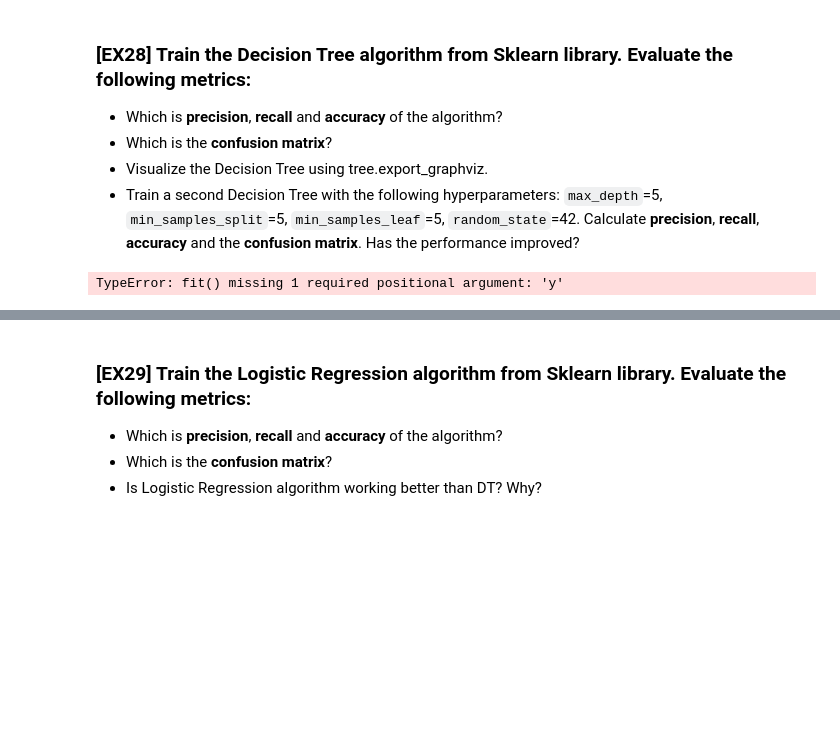
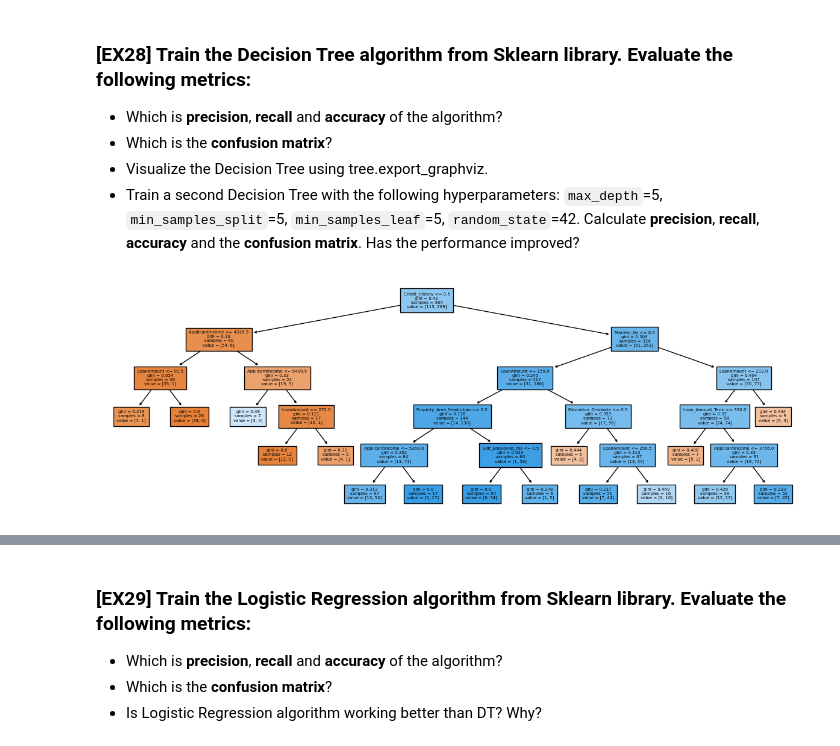
Before and after one commit to WdnLiu/ML2023, a Jupyter notebook: ML2023-main/Project_students/P5_students.ipynb, the cells around one changed output, grey strips where cells are left out. Saved outputs shown, nothing was run; the diff lists cells and outputs as text; code cells hidden in the pictures; blank space fills up the shorter version.

```diff
--- a/ML2023-main/Project_students/P5_students.ipynb
+++ b/ML2023-main/Project_students/P5_students.ipynb
@@ -1078,6 +1078,7 @@ El mejor podemos observar como es K=2. Con este obtenemos el mayor valor de silu
 # %% [markdown]
 ### **[EX26]** Convert categorical columns to numerical using one-hot encoding and drop `Loan_ID`column. You should obtain something similar to:
 # %%
-customer_dt_encoded = pd.get_dummies(customer_dt, columns=['Married', 'Gender', 'Loan_Status', 'Dependents', 'Education', 'Self_Employed'], dtype=np.uint8)
-customer_dt_encoded.drop(columns=['Loan_ID'])
-# print(encoded_data)
+customer_dt_encoded = pd.get_dummies(customer_dt, columns=['Married', 'Gender', 'Property_Area', 'Dependents', 'Education', 'Self_Employed'], dtype=np.uint8)
+# customer_dt_encoded.drop(columns=['Loan_ID'])
+del customer_dt_encoded['Loan_ID']
+# print(customer_dt_encoded)
@@ -1127,8 +1114,28 @@ customer_dt_encoded_tr, customer_dt_encoded_val = train_test_split(customer_dt_e
 - Which is the **confusion matrix**?
 - Visualize the Decision Tree using tree.export_graphviz.
 - Train a second Decision Tree with the following hyperparameters: `max_depth`=5, `min_samples_split`=5, `min_samples_leaf`=5, `random_state`=42. Calculate **precision**, **recall**, **accuracy** and the **confusion matrix**. Has the performance improved?
-# %%
-dt = DecisionTreeClassifier(max_depth=5, min_samples_split=5 ,min_samples_leaf=5, random_state=42)
-dt.fit(customer_dt_encoded_tr)
-# %% [output]
-TypeError: fit() missing 1 required positional argument: 'y'
+# %%
+dt = DecisionTreeClassifier(max_depth=5, min_samples_split=5 ,min_samples_leaf=5, random_state=42)
+customer_dt_encoded_tr_X = customer_dt_encoded_tr.loc[:, customer_dt_encoded_tr.columns != 'Loan_Status']; customer_dt_encoded_val_X = customer_dt_encoded_val.loc[:, customer_dt_encoded_tr.columns != 'Loan_Status']
+customer_dt_encoded_tr_y = customer_dt_encoded_tr['Loan_Status']; customer_dt_encoded_val_y = customer_dt_encoded_val['Loan_Status']
+#customer_dt_encoded_tr_y = np.array(customer_dt_encoded_tr_y); customer_dt_encoded_val_y = np.array(customer_dt_encoded_val_y)
+#customer_dt_encoded_tr_y = np.where(customer_dt_encoded_tr_y == 'Y', 1, 0); customer_dt_encoded_tr_y = np.where(customer_dt_encoded_tr_y == 'Y', 1, 0)
+#customer_dt_encoded_tr_y = pd.DataFrame(customer_dt_encoded_tr_y, columns = ['Loan_Status']);
+# print(customer_dt_encoded_tr_X)
+# customer_dt_encoded_tr_y.info()
+# print("-------------------")
+# print(customer_dt_encoded_tr_y)
+dt.fit(customer_dt_encoded_tr_X, customer_dt_encoded_tr_y)
+
+graph = Source(tree.export_graphviz(dt, out_file=None, feature_names=customer_dt_encoded_tr_X.columns, filled=True, rounded=True, node_ids= True, special_characters=True))
+graph.format = 'png'
+
+fig = plt.figure(figsize=(15,5))
+_ = tree.plot_tree(dt,
+                    feature_names=customer_dt_encoded_tr_X.columns,
+                    filled=True,
+                    fontsize = 5)
+
+plt.show()
+# %% [output]
+[figure, added]
```
Also changed, not shown: parts of 9 cells of this notebook.
